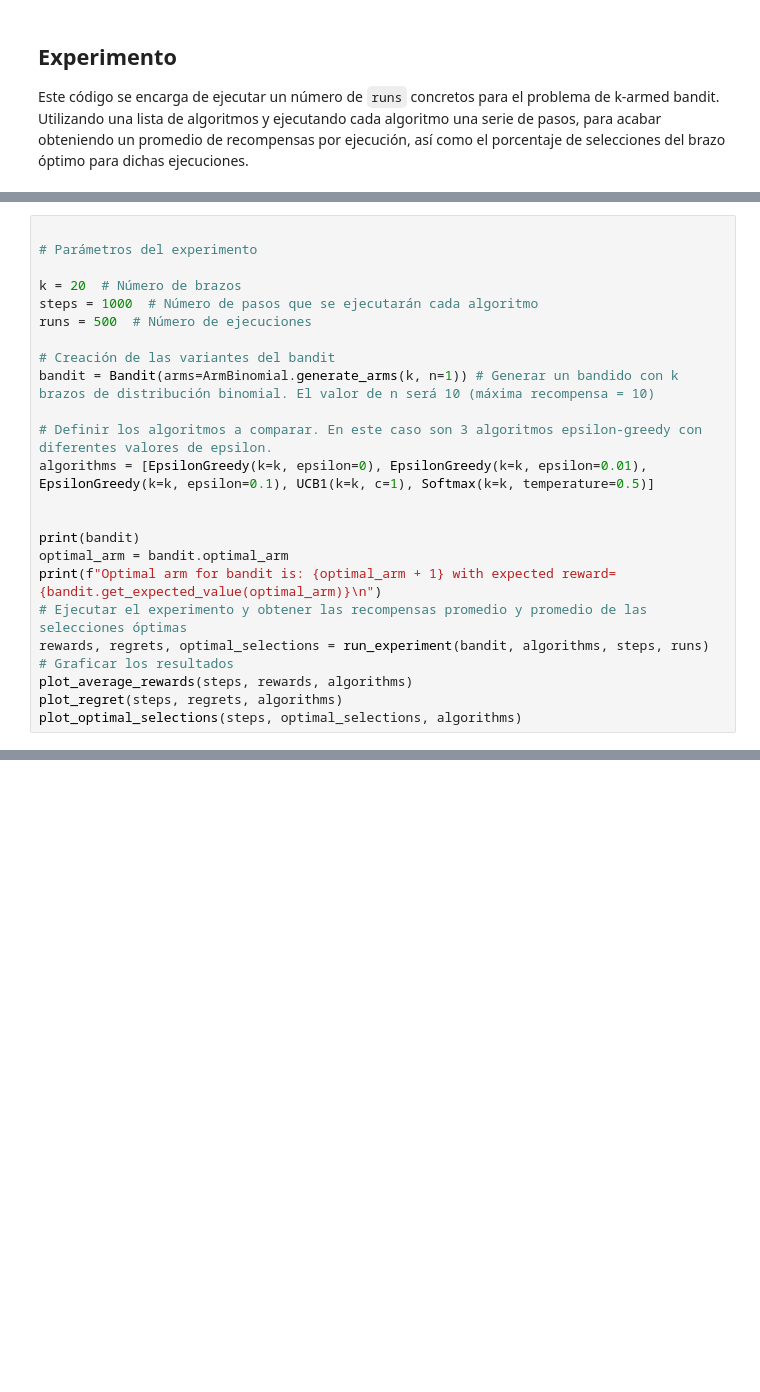
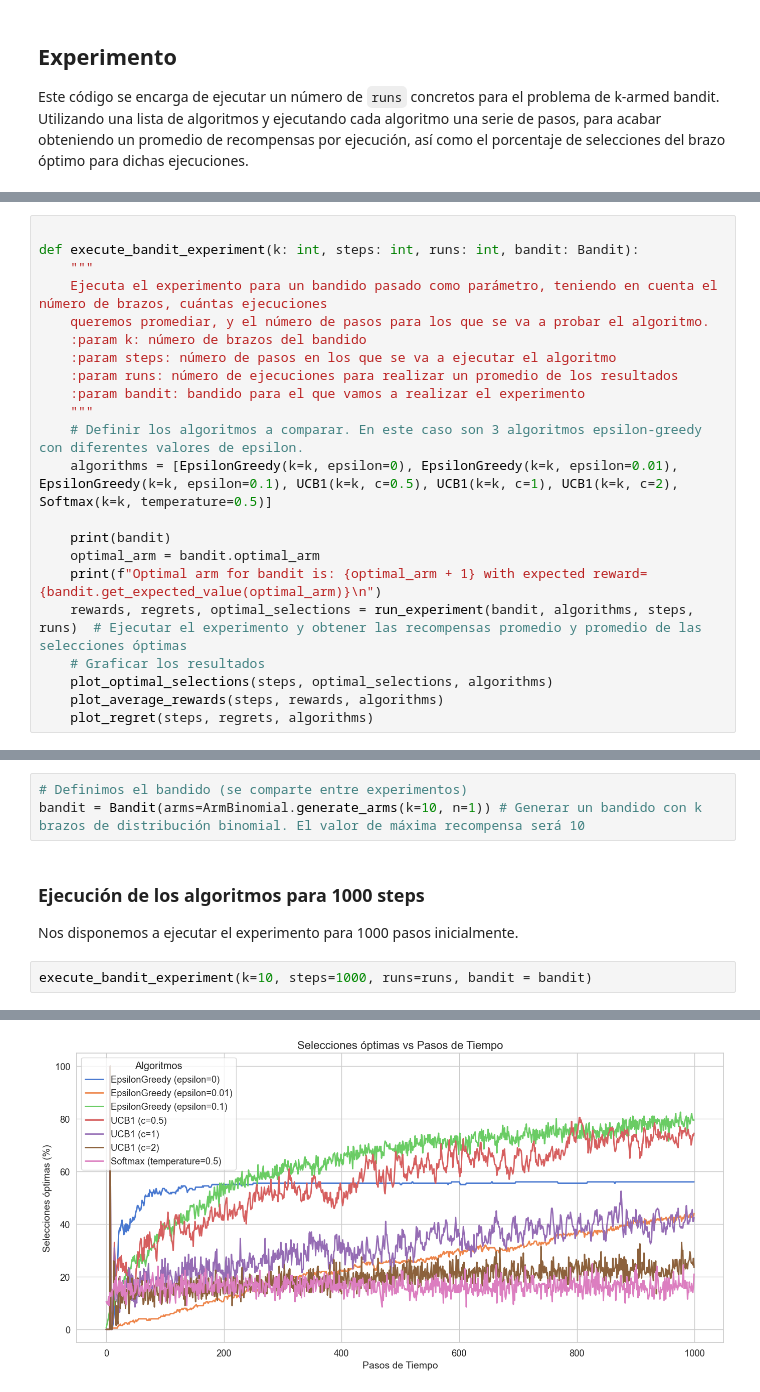
Before and after one commit to miguelangelortizpenaranda/ortizpastorserna, a Jupyter notebook: bandit_experiment_bernoulli.ipynb, the cells around one changed output, grey strips where cells are left out. Saved outputs shown, nothing was run; the diff lists cells and outputs as text; blank space fills up the shorter version.

```diff
--- a/bandit_experiment_bernoulli.ipynb
+++ b/bandit_experiment_bernoulli.ipynb
@@ -131,24 +152,22 @@ Por último, visualizaremos los resultados para cada bandido, comparando el comp
 # %%
 
-# Parámetros del experimento
+def execute_bandit_experiment(k: int, steps: int, runs: int, bandit: Bandit):
+    """
+    Ejecuta el experimento para un bandido pasado como parámetro, teniendo en cuenta el número de brazos, cuántas ejecuciones
+    queremos promediar, y el número de pasos para los que se va a probar el algoritmo.
+    :param k: número de brazos del bandido
+    :param steps: número de pasos en los que se va a ejecutar el algoritmo
+    :param runs: número de ejecuciones para realizar un promedio de los resultados
+    :param bandit: bandido para el que vamos a realizar el experimento
+    """
+    # Definir los algoritmos a comparar. En este caso son 3 algoritmos epsilon-greedy con diferentes valores de epsilon.
+    algorithms = [EpsilonGreedy(k=k, epsilon=0), EpsilonGreedy(k=k, epsilon=0.01), EpsilonGreedy(k=k, epsilon=0.1), UCB1(k=k, c=0.5), UCB1(k=k, c=1), UCB1(k=k, c=2), Softmax(k=k, temperature=0.5)]
 
-k = 20  # Número de brazos
-steps = 1000  # Número de pasos que se ejecutarán cada algoritmo
-runs = 500  # Número de ejecuciones
-
-# Creación de las variantes del bandit
-bandit = Bandit(arms=ArmBinomial.generate_arms(k, n=1)) # Generar un bandido con k brazos de distribución binomial. El valor de n será 10 (máxima recompensa = 10)
-
-# Definir los algoritmos a comparar. En este caso son 3 algoritmos epsilon-greedy con diferentes valores de epsilon.
-algorithms = [EpsilonGreedy(k=k, epsilon=0), EpsilonGreedy(k=k, epsilon=0.01), EpsilonGreedy(k=k, epsilon=0.1), UCB1(k=k, c=1), Softmax(k=k, temperature=0.5)]
-
-
-print(bandit)
-optimal_arm = bandit.optimal_arm
-print(f"Optimal arm for bandit is: {optimal_arm + 1} with expected reward={bandit.get_expected_value(optimal_arm)}\n")
-# Ejecutar el experimento y obtener las recompensas promedio y promedio de las selecciones óptimas
-rewards, regrets, optimal_selections = run_experiment(bandit, algorithms, steps, runs)
-# Graficar los resultados
-plot_average_rewards(steps, rewards, algorithms)
-plot_regret(steps, regrets, algorithms)
-plot_optimal_selections(steps, optimal_selections, algorithms)
+    print(bandit)
+    optimal_arm = bandit.optimal_arm
+    print(f"Optimal arm for bandit is: {optimal_arm + 1} with expected reward={bandit.get_expected_value(optimal_arm)}\n")
+    rewards, regrets, optimal_selections = run_experiment(bandit, algorithms, steps, runs)  # Ejecutar el experimento y obtener las recompensas promedio y promedio de las selecciones óptimas
+    # Graficar los resultados
+    plot_optimal_selections(steps, optimal_selections, algorithms)
+    plot_average_rewards(steps, rewards, algorithms)
+    plot_regret(steps, regrets, algorithms)
@@ -164,0 +178,10 @@ Optimal arm for bandit is: 8 with expected reward=0.87
+# %%
+# Definimos el bandido (se comparte entre experimentos)
+bandit = Bandit(arms=ArmBinomial.generate_arms(k=10, n=1)) # Generar un bandido con k brazos de distribución binomial. El valor de máxima recompensa será 10
+# %% [markdown]
+### Ejecución de los algoritmos para 1000 steps
+
+Nos disponemos a ejecutar el experimento para 1000 pasos inicialmente.
+# %%
+execute_bandit_experiment(k=10, steps=1000, runs=runs, bandit = bandit)
+# %% [output]
@@ -164,0 +205 @@ Optimal arm for bandit is: 8 with expected reward=0.87
+[figure, added]
```
Also changed, not shown: parts of 24 cells of this notebook, 3 other files.
